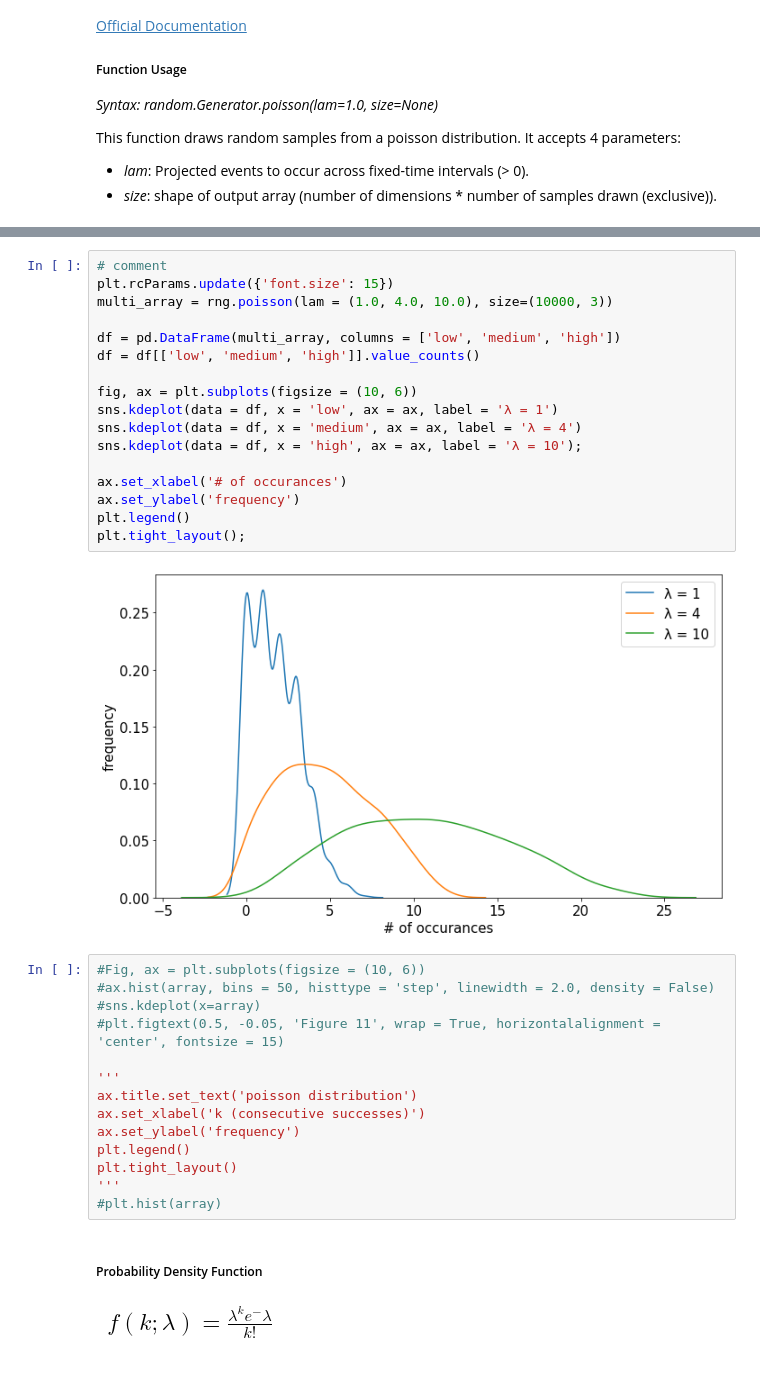
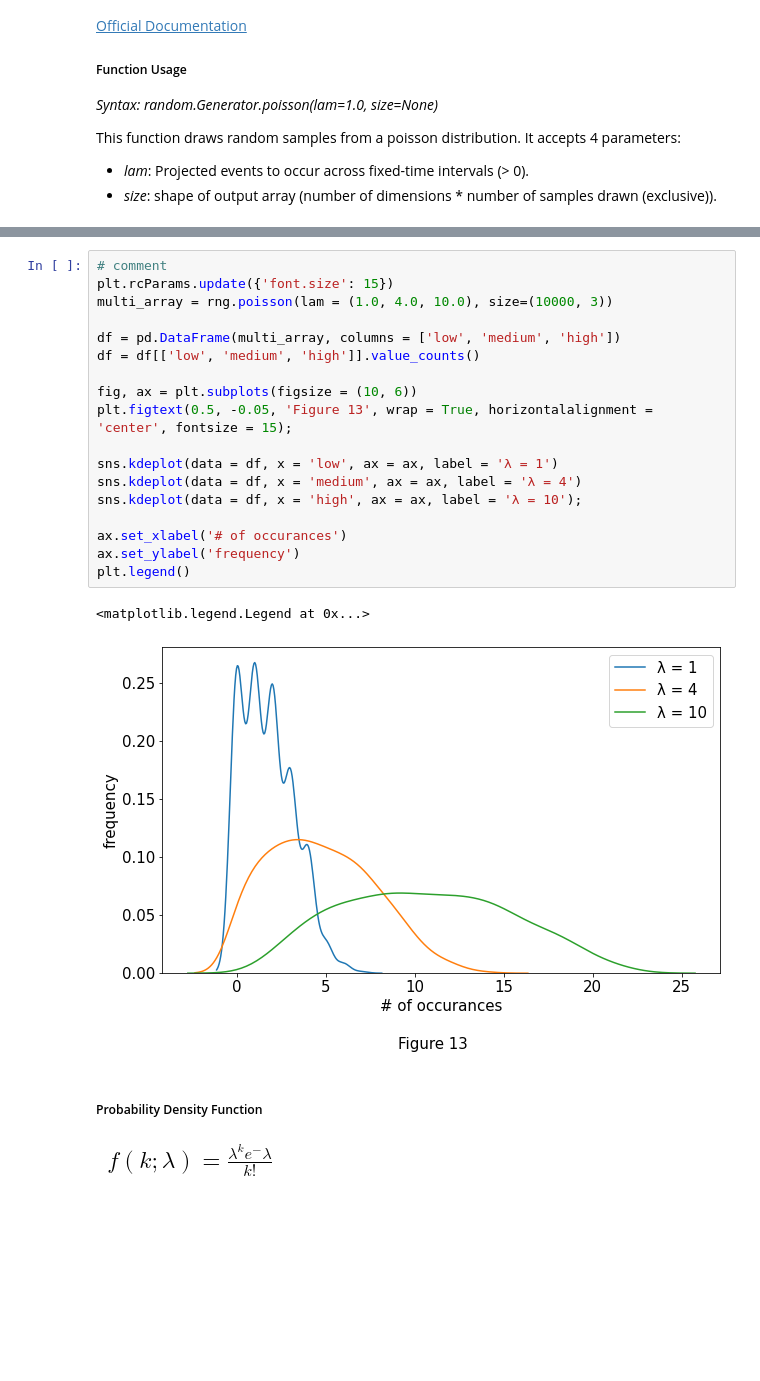
Before and after one commit to CiaranMoran27/playing_with_jupyter, a Jupyter notebook: numpy-random.ipynb, the cells around one changed output, grey strips where cells are left out. Drawn from its saved outputs; the diff is of its cells as text; blank space fills up the shorter version.

```diff
--- a/numpy-random.ipynb
+++ b/numpy-random.ipynb
@@ -870,36 +875,24 @@ The Poisson distribution is the limit of the binomial distribution for large N.
 # %%
 # comment
 plt.rcParams.update({'font.size': 15})
 multi_array = rng.poisson(lam = (1.0, 4.0, 10.0), size=(10000, 3))
 
 df = pd.DataFrame(multi_array, columns = ['low', 'medium', 'high'])
 df = df[['low', 'medium', 'high']].value_counts()
 
 fig, ax = plt.subplots(figsize = (10, 6))
+plt.figtext(0.5, -0.05, 'Figure 13', wrap = True, horizontalalignment = 'center', fontsize = 15);
+
 sns.kdeplot(data = df, x = 'low', ax = ax, label = 'λ = 1')
 sns.kdeplot(data = df, x = 'medium', ax = ax, label = 'λ = 4')
 sns.kdeplot(data = df, x = 'high', ax = ax, label = 'λ = 10');
 
 ax.set_xlabel('# of occurances')
 ax.set_ylabel('frequency')
 plt.legend()
-plt.tight_layout();
 # %% [output]
+<matplotlib.legend.Legend at 0x...>
-[figure, old version]
+[figure, new version]
-# %%
-#Fig, ax = plt.subplots(figsize = (10, 6))
-#ax.hist(array, bins = 50, histtype = 'step', linewidth = 2.0, density = False)
-#sns.kdeplot(x=array)
-#plt.figtext(0.5, -0.05, 'Figure 11', wrap = True, horizontalalignment = 'center', fontsize = 15)
-
-'''
-ax.title.set_text('poisson distribution')
-ax.set_xlabel('k (consecutive successes)')
-ax.set_ylabel('frequency')
-plt.legend()
-plt.tight_layout()
-'''
-#plt.hist(array)
 # %% [markdown]
 ##### Probability Density Function
 <h2>&nbsp;  $f(k;λ)=\frac{λ^ke^-λ}{k!}$ <h2>
```
Also changed, not shown: parts of 18 cells of this notebook.
